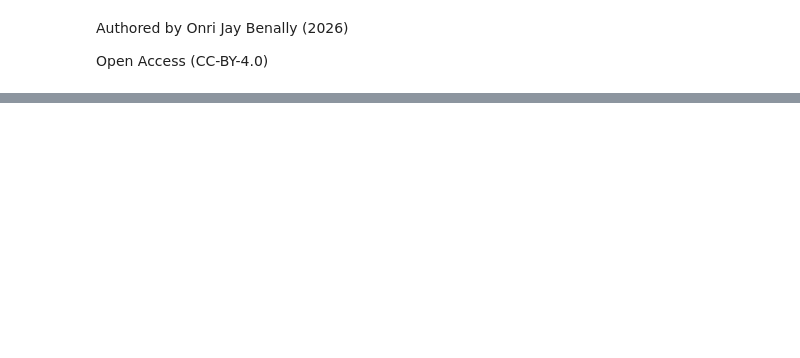
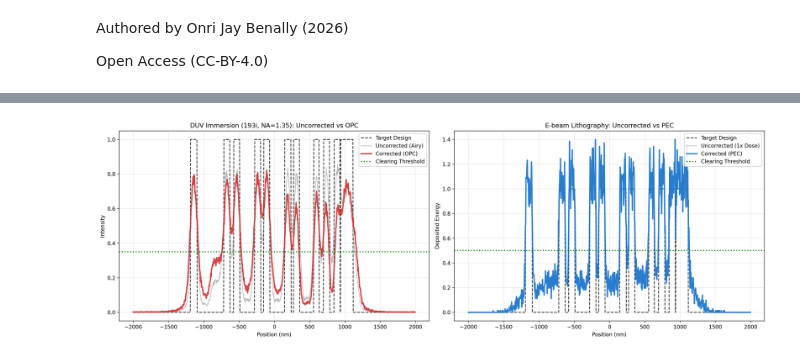
Before and after one commit to OJB-Quantum/Monte-Carlo-Sim, a Jupyter notebook: CUDA_Accelerated_SVG_PNG_to_Layout_PEC_in_Colab.ipynb, the cells around one changed output, grey strips where cells are left out. Cells and saved outputs as stored; diff of their text form; code cells hidden in the pictures; blank space fills up the shorter version.

```diff
--- a/CUDA_Accelerated_SVG_PNG_to_Layout_PEC_in_Colab.ipynb
+++ b/CUDA_Accelerated_SVG_PNG_to_Layout_PEC_in_Colab.ipynb
@@ -464,0 +523,81 @@ Running E-beam Monte Carlo Simulation...
+# %%
+def plot_full_comparison(
+    target: cp.ndarray,
+    # Optical Data
+    opc_mask: cp.ndarray,
+    opt_corr: cp.ndarray,
+    opt_unc: cp.ndarray,
+    # E-beam Data
+    pec_dose: cp.ndarray,
+    eb_corr: cp.ndarray,
+    eb_unc: cp.ndarray,
+    cfg: SimConfig
+) -> None:
+    """Visualize Target vs Uncorrected vs Corrected with High Contrast (nm units)."""
+
+    # Transfer to CPU
+    c_target = cp.asnumpy(target)
+    c_opt_corr = cp.asnumpy(opt_corr)
+    c_opt_unc = cp.asnumpy(opt_unc)
+    c_eb_corr = cp.asnumpy(eb_corr)
+    c_eb_unc = cp.asnumpy(eb_unc)
+
+    # Line Cut Indices: Calculate directly in Nanometers
+    mid = cfg.grid_n // 2
+    x_axis_nm = (np.arange(cfg.grid_n) - mid) * pixel_nm(cfg)
+
+    # --- Plotting ---
+    fig, ax = plt.subplots(1, 2, figsize=(18, 6))
+
+    # 1. Optical Comparison (DUV Immersion)
+    ax[0].set_title(f"DUV Immersion (193i, NA={cfg.opt_na}): Uncorrected vs OPC")
+
+    # Target (Black Dashed)
+    ax[0].plot(x_axis_nm, c_target[mid, :], 'k--', linewidth=1.5, alpha=0.8, label="Target Design")
+
+    # Uncorrected (Gray Fill/Line) - Pushes to background
+    ax[0].plot(x_axis_nm, c_opt_unc[mid, :], color='gray', linewidth=1, alpha=0.6, label="Uncorrected (Airy)")
+
+    # Corrected (Vibrant Red) - Pops out
+    ax[0].plot(x_axis_nm, c_opt_corr[mid, :], color='#D32F2F', linewidth=2.5, alpha=0.9, label="Corrected (OPC)")
+
+    # Threshold (Green)
+    ax[0].axhline(cfg.opt_threshold, color='green', linestyle=':', linewidth=2, label="Clearing Threshold")
+
+    ax[0].set_xlabel("Position (nm)")
+    ax[0].set_ylabel("Intensity")
+    ax[0].legend(loc='upper right', framealpha=0.9)
+    ax[0].grid(True, alpha=0.3)
+
+    # 2. E-beam Comparison
+    ax[1].set_title("E-beam Lithography: Uncorrected vs PEC")
+
+    # Target (Black Dashed)
+    ax[1].plot(x_axis_nm, c_target[mid, :], 'k--', linewidth=1.5, alpha=0.8, label="Target Design")
+
+    # Uncorrected (Gray Fill/Line)
+    ax[1].plot(x_axis_nm, c_eb_unc[mid, :], color='gray', linewidth=1, alpha=0.6, label="Uncorrected (1x Dose)")
+
+    # Corrected (Vibrant Blue)
+    ax[1].plot(x_axis_nm, c_eb_corr[mid, :], color='#1976D2', linewidth=2.5, alpha=0.9, label="Corrected (PEC)")
+
+    # Threshold (Green)
+    ax[1].axhline(cfg.eb_threshold, color='green', linestyle=':', linewidth=2, label="Clearing Threshold")
+
+    ax[1].set_xlabel("Position (nm)")
+    ax[1].set_ylabel("Deposited Energy")
+    ax[1].legend(loc='upper right', framealpha=0.9)
+    ax[1].grid(True, alpha=0.3)
+
+    plt.tight_layout()
+    plt.show()
+
+# Run the updated plotter
+plot_full_comparison(
+    target_gpu,
+    opc_mask, opc_result, opt_unc_result,
+    pec_dose, pec_result, eb_unc_result,
+    CFG
+)
+# %% [output]
+[figure, added]
```
Also changed, not shown: parts of 2 cells of this notebook.
